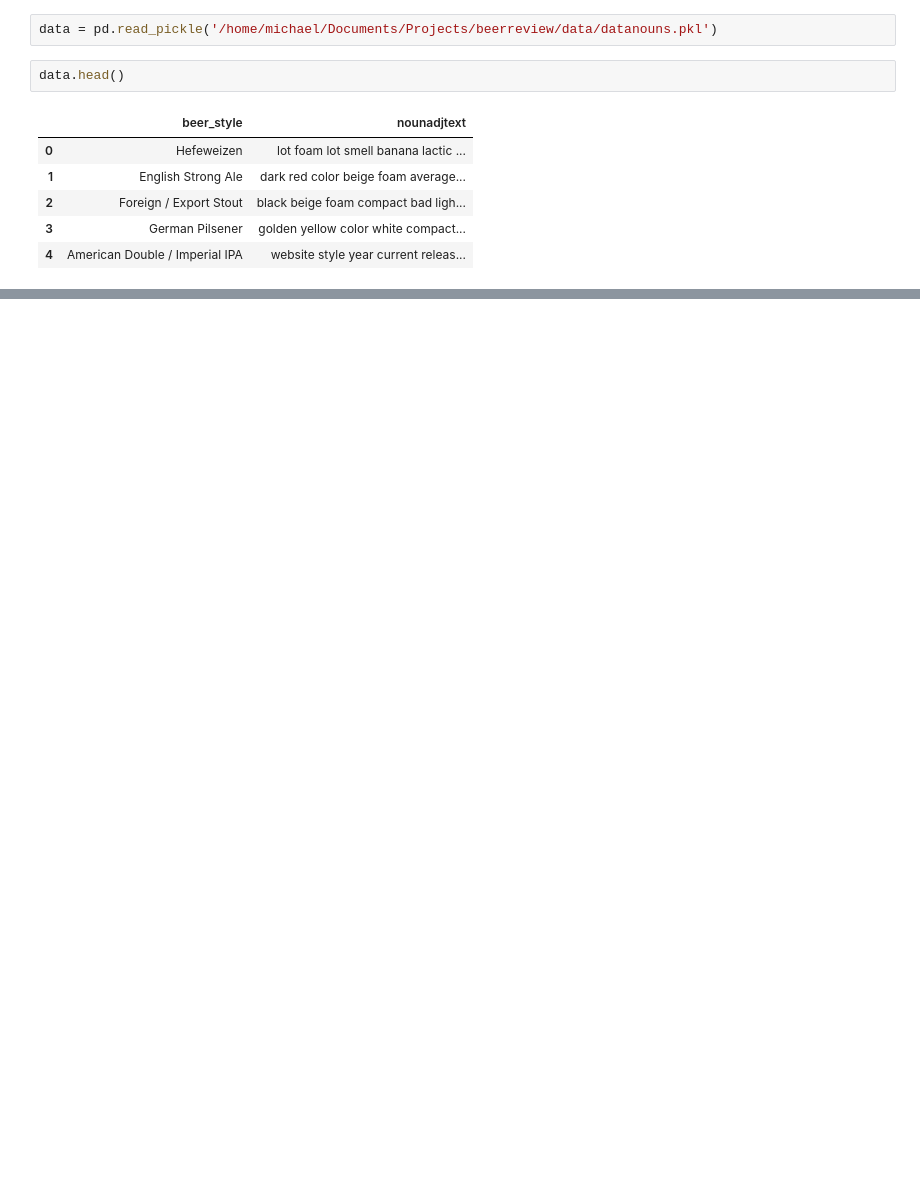
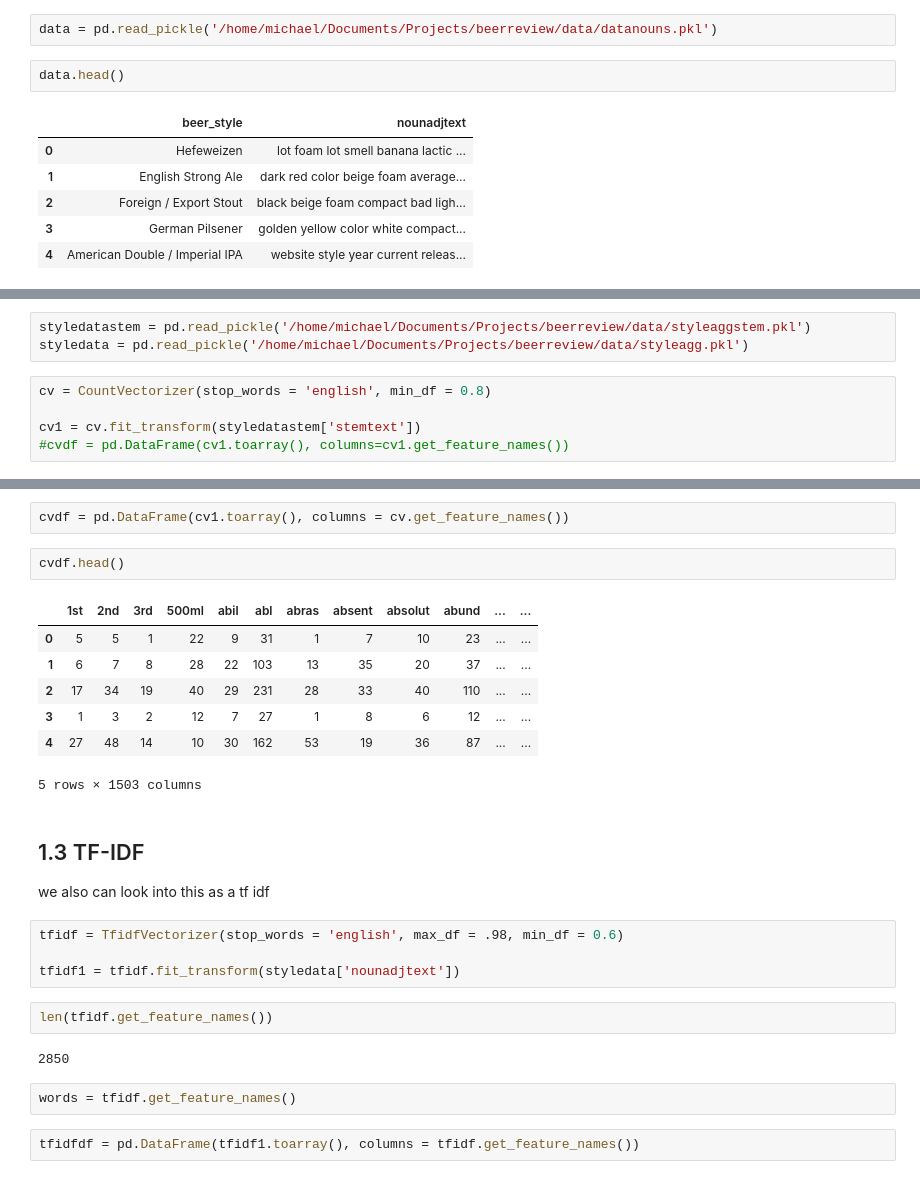
Before and after one commit to mkduchak/beerreview, a Jupyter notebook: 3_vectorizing.ipynb, the cells around one changed output, grey strips where cells are left out. Saved outputs shown, nothing was run; the diff lists cells and outputs as text; blank space fills up the shorter version.

```diff
--- a/3_vectorizing.ipynb
+++ b/3_vectorizing.ipynb
@@ -15,0 +95,8 @@ data.head()
+# %%
+styledatastem = pd.read_pickle('/home/michael/Documents/Projects/beerreview/data/styleaggstem.pkl')
+styledata = pd.read_pickle('/home/michael/Documents/Projects/beerreview/data/styleagg.pkl')
+# %%
+cv = CountVectorizer(stop_words = 'english', min_df = 0.8)
+
+cv1 = cv.fit_transform(styledatastem['stemtext'])
+#cvdf = pd.DataFrame(cv1.toarray(), columns=cv1.get_feature_names())
@@ -15,0 +127,27 @@ data.head()
+# %%
+cvdf = pd.DataFrame(cv1.toarray(), columns = cv.get_feature_names())
+# %%
+cvdf.head()
+# %% [output]
+|  | 1st | 2nd | 3rd | 500ml | abil | abl | abras | absent | absolut | abund | ... | ... |
+| 0 | 5 | 5 | 1 | 22 | 9 | 31 | 1 | 7 | 10 | 23 | ... | ... |
+| 1 | 6 | 7 | 8 | 28 | 22 | 103 | 13 | 35 | 20 | 37 | ... | ... |
+| 2 | 17 | 34 | 19 | 40 | 29 | 231 | 28 | 33 | 40 | 110 | ... | ... |
+| 3 | 1 | 3 | 2 | 12 | 7 | 27 | 1 | 8 | 6 | 12 | ... | ... |
+| 4 | 27 | 48 | 14 | 10 | 30 | 162 | 53 | 19 | 36 | 87 | ... | ... |
+5 rows × 1503 columns
+# %% [markdown]
+## 1.3 TF-IDF
+we also can look into this as a tf idf
+# %%
+tfidf = TfidfVectorizer(stop_words = 'english', max_df = .98, min_df = 0.6)
+
+tfidf1 = tfidf.fit_transform(styledata['nounadjtext'])
+# %%
+len(tfidf.get_feature_names())
+# %% [output]
+2850
+# %%
+words = tfidf.get_feature_names()
+# %%
+tfidfdf = pd.DataFrame(tfidf1.toarray(), columns = tfidf.get_feature_names())
```
Also changed, not shown: parts of 40 cells of this notebook.
